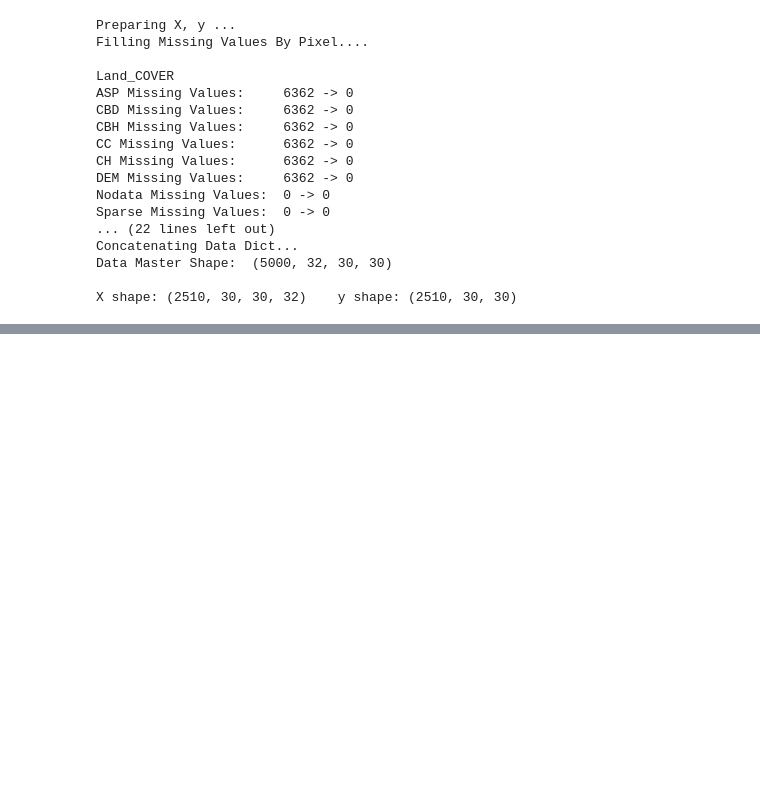
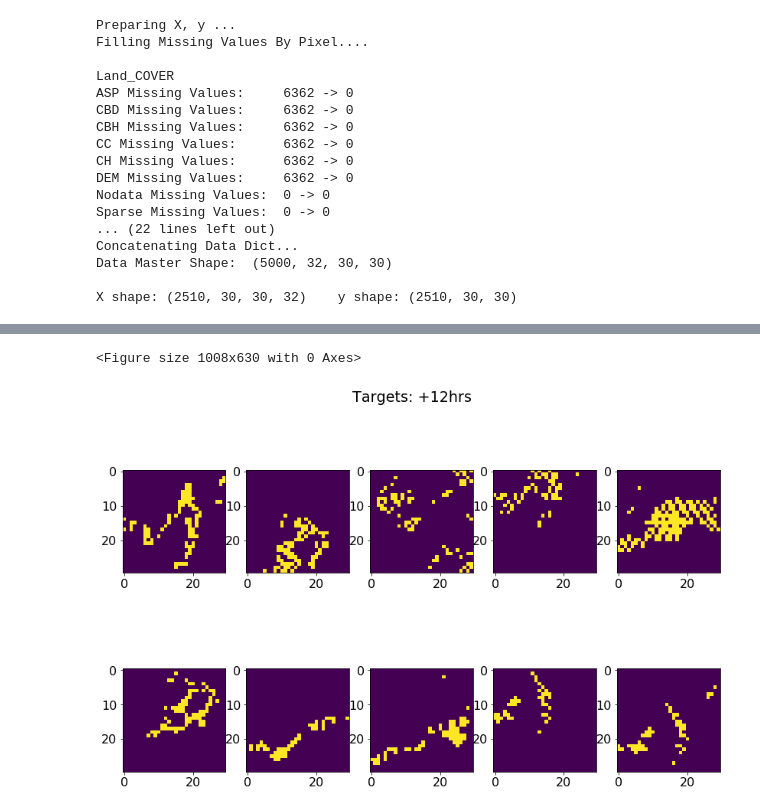
Before and after one commit to M0gician/UCI-ML-Hackathon-2020, a Jupyter notebook: cnn-test.ipynb, the cells around one changed output, grey strips where cells are left out. Cells and saved outputs as stored; diff of their text form; code cells hidden in the pictures; blank space fills up the shorter version.

```diff
--- a/cnn-test.ipynb
+++ b/cnn-test.ipynb
@@ -326,0 +334,17 @@ check_model_results(1000, X_test, y_test)
+# %%
+X_target = [y_test[i] for i in range(950,1050,10)]
+
+set_fig_settings((FIG_REG_WIDTH*2,FIG_REG_WIDTH*1.25))
+X_target_binary = [X_target[i] > 0.35 for i in range(10)]
+
+plt.figure()
+#subplot(r,c) provide the no. of rows and columns
+f, axarr = plt.subplots(2,5)
+f.suptitle(f'Targets: +12hrs')
+for i in range(5):
+    axarr[0,i].imshow(X_target_binary[i])
+for i in range(5,10):
+    axarr[1,i-5].imshow(X_target_binary[i])
+# %% [output]
+<Figure size 1008x630 with 0 Axes>
+[figure, added]
```
Also changed, not shown: parts of 19 cells of this notebook.
